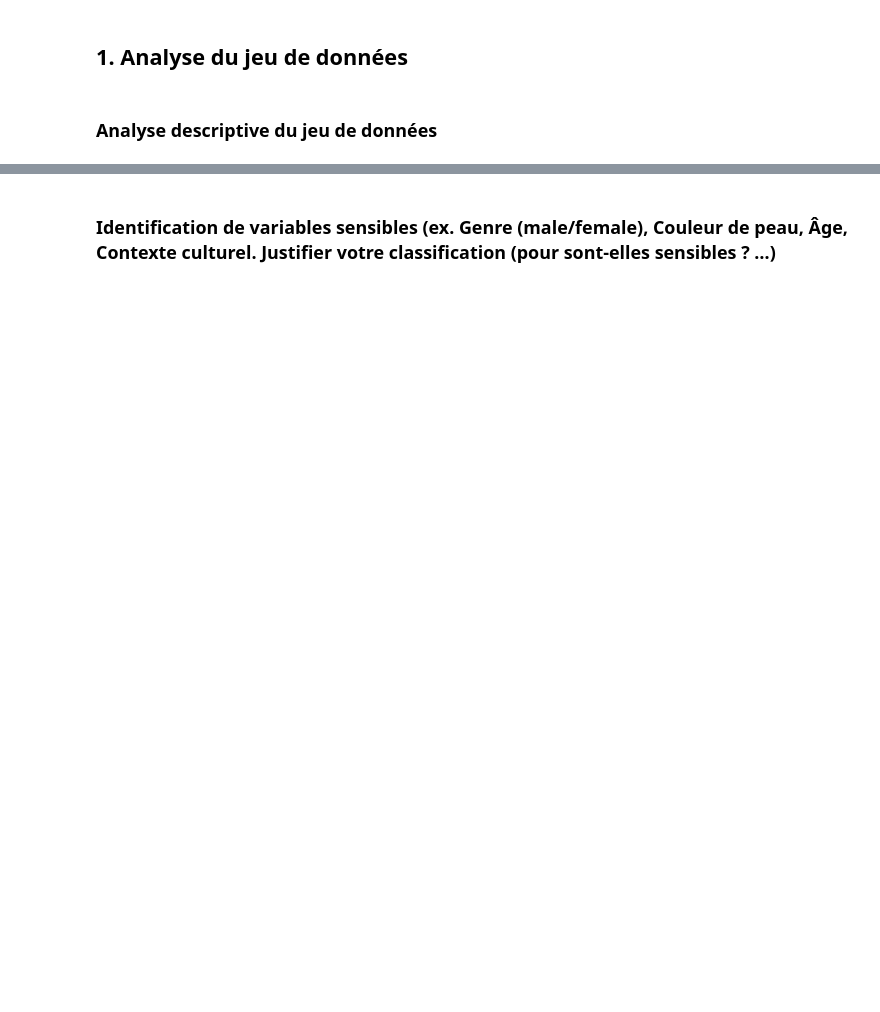
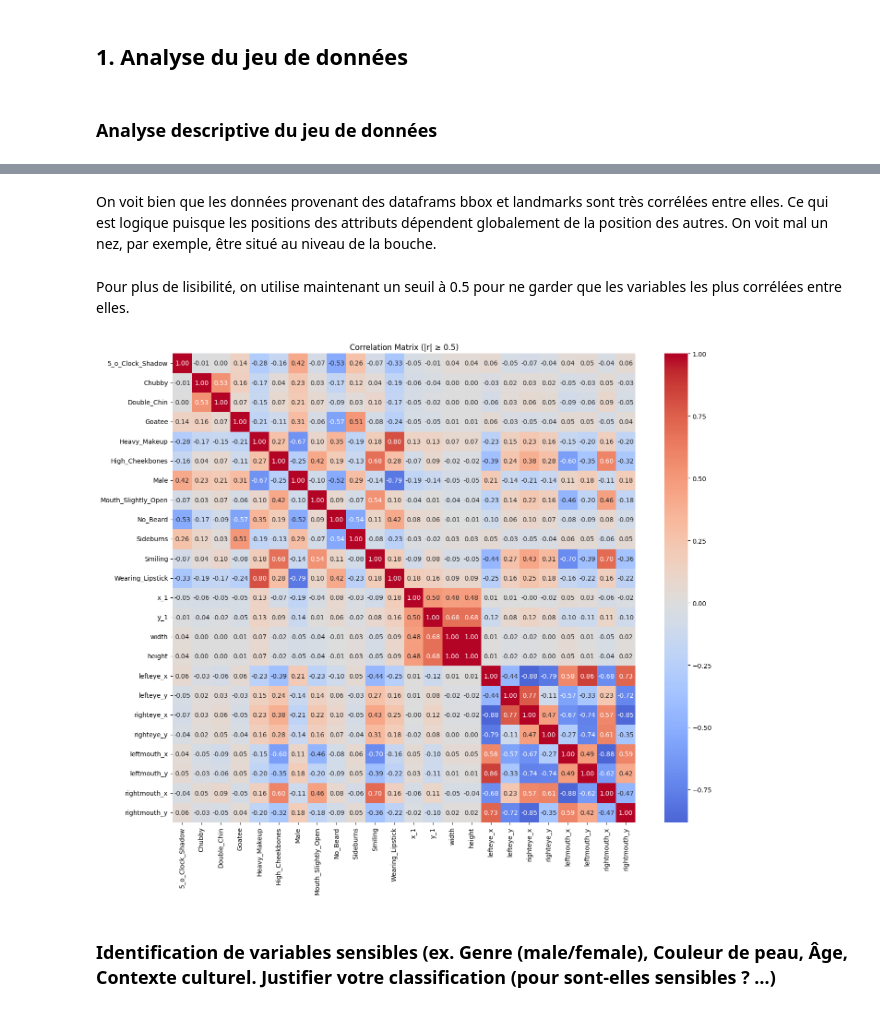
Before and after one commit to cons00000/REXAI_project, a Jupyter notebook: projet_REXIA_2.ipynb, the cells around one changed output, grey strips where cells are left out. Drawn from its saved outputs; the diff is of its cells as text; code cells hidden in the pictures; blank space fills up the shorter version.

```diff
--- a/projet_REXIA_2.ipynb
+++ b/projet_REXIA_2.ipynb
@@ -41,2 +101,10 @@ analyzers["attr_df"].plot_matrix_correlation(threshold=0)
+# %% [markdown]
+On voit bien que les données provenant des dataframs bbox et landmarks sont très corrélées entre elles. Ce qui est logique puisque les positions des attributs dépendent globalement de la position des autres. On voit mal un nez, par exemple, être situé au niveau de la bouche.
+# %% [markdown]
+Pour plus de lisibilité, on utilise maintenant un seuil à 0.5 pour ne garder que les variables les plus corrélées entre elles.
+# %%
+global_analyser.plot_matrix_correlation(0.5)
+# %% [output]
+[figure, added]
 # %% [markdown]
 ### Identification de variables sensibles (ex. Genre (male/female), Couleur de peau, Âge, Contexte culturel. Justifier votre classification (pour sont-elles sensibles ? …)
```
Also changed, not shown: parts of 39 cells of this notebook, 1 other file.
